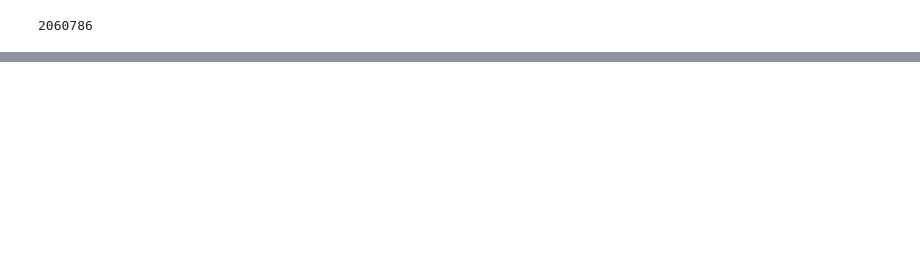
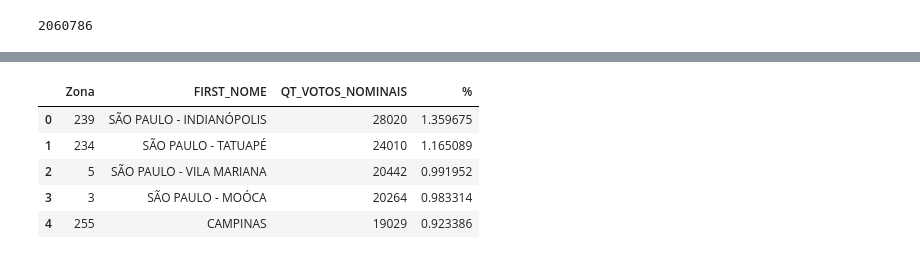
Before and after one commit to gchinellato/Mapa-SP-Eleicao-2018, a Jupyter notebook: Mapa-Eleição-2018-Estado-SP.ipynb, the cells around one changed output, grey strips where cells are left out. Cells and saved outputs as stored; diff of their text form; code cells hidden in the pictures; blank space fills up the shorter version.

```diff
--- a/Mapa-Eleição-2018-Estado-SP.ipynb
+++ b/Mapa-Eleição-2018-Estado-SP.ipynb
@@ -104,0 +116,13 @@ fig.savefig('sp-estado.png')
+# %%
+ranking = df_mapa_novo[['FIRST_NOME','QT_VOTOS_NOMINAIS']].sort_values('QT_VOTOS_NOMINAIS', ascending=False).reset_index()
+ranking['%'] = ranking['QT_VOTOS_NOMINAIS'] / ranking['QT_VOTOS_NOMINAIS'].sum() * 100
+ranking.rename(columns = {'index':'Zona'}, inplace = True)
+# %%
+ranking.head()
+# %% [output]
+|  | Zona | FIRST_NOME | QT_VOTOS_NOMINAIS | % |
+| 0 | 239 | SÃO PAULO - INDIANÓPOLIS | 28020 | 1.359675 |
+| 1 | 234 | SÃO PAULO - TATUAPÉ | 24010 | 1.165089 |
+| 2 | 5 | SÃO PAULO - VILA MARIANA | 20442 | 0.991952 |
+| 3 | 3 | SÃO PAULO - MOÓCA | 20264 | 0.983314 |
+| 4 | 255 | CAMPINAS | 19029 | 0.923386 |
```
Also changed, not shown: parts of 15 cells of this notebook, 7 other files.
